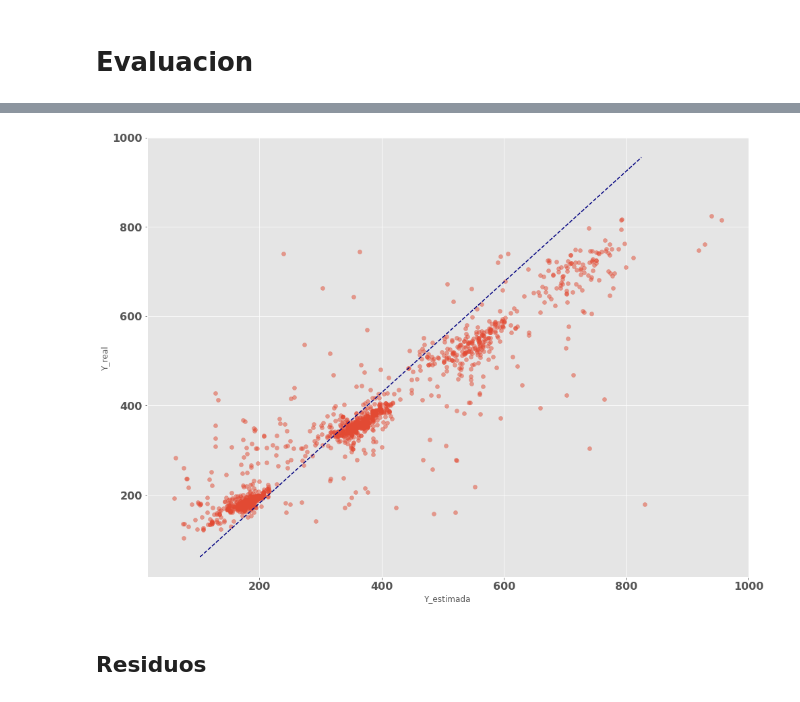
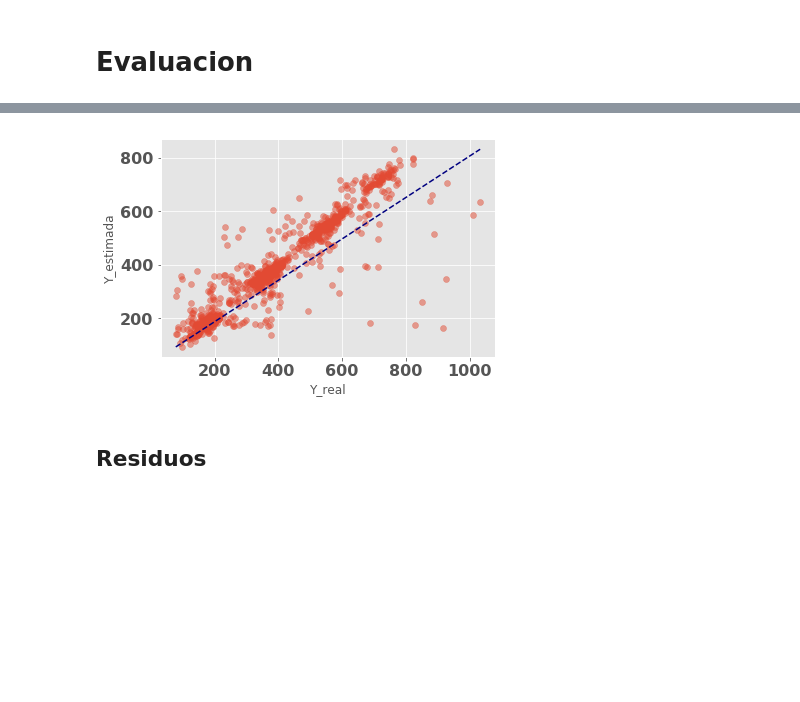
Before and after one commit to serch86/oil_moloacan_prediction, a Jupyter notebook: moloacan_4_TS.ipynb, the cells around one changed output, grey strips where cells are left out. Saved outputs shown, nothing was run; the diff lists cells and outputs as text; code cells hidden in the pictures; blank space fills up the shorter version.

Commit message:
carga de mejor modelo y orden de carpeta

```diff
--- a/moloacan_4_TS.ipynb
+++ b/moloacan_4_TS.ipynb
@@ -621,5 +634,5 @@ plt.xticks(np.arange(1,15));
 # %%
-kmeans = KMeans(n_clusters=5)
+kmeans = KMeans(n_clusters=5, n_jobs=6)
 kmeans.fit(df_std)
 # %% [output]
 KMeans(algorithm='auto', copy_x=True, init='k-means++', max_iter=300,
@@ -814,17 +828,17 @@ d_train = lgb.Dataset(x_train, y_train)
 d_test = lgb.Dataset(x_test, label=y_test)
 
 params = {}
-params['learning_rate'] = 0.001
+params['learning_rate'] = 0.01
 params['boosting_type'] = 'gbdt'
 params['objective'] = 'regression'
 params['metric'] = 'mae'
-params['sub_feature'] = 0.8
-params['num_leaves'] = 25
-params['min_data'] = 10
+params['sub_feature'] = 0.5
+params['num_leaves'] = 50
+params['min_data'] = 1
 params['max_depth'] = -1
 params['num_iterations'] = 100000
 
-clf = lgb.train(params, d_train, 100, valid_sets=[d_test], early_stopping_rounds=25,verbose_eval=10000)
+clf = lgb.train(params, d_train, 1000, valid_sets=[d_test], early_stopping_rounds=25,verbose_eval=10000)
 # %% [output]
 Training until validation scores don't improve for 25 rounds.
 Early stopping, best iteration is:
@@ -871,17 +849,0 @@ param_test ={'num_leaves': sp_randint(6, 50),
-# %%
-#This parameter defines the number of HP points to be tested
-n_HP_points_to_test = 100
-
-import lightgbm as lgb
-from sklearn.model_selection import RandomizedSearchCV, GridSearchCV
-
-#n_estimators is set to a "large value". The actual number of trees build will depend on early stopping and 5000 define only the absolute maximum
-clf = lgb.LGBMClassifier(max_depth=-1, random_state=314, silent=True, metric='None', n_jobs=4, n_estimators=5000)
-gs = RandomizedSearchCV(
-    estimator=clf, param_distributions=param_test,
-    n_iter=n_HP_points_to_test,
-    scoring='roc_auc',
-    cv=3,
-    refit=True,
-    random_state=314,
-    verbose=True)
@@ -935,7 +880,15 @@ RMSE 52.7524
+# %%
+def yy_plot(y_real, y_pred):
+    plt.scatter(y_real, y_pred, alpha=0.5)
+    mi2,ma2 = y_real.min(), y_real.max()
+    mi1,ma1 = y_pred.min(), y_pred.max()
+    plt.plot([mi2,ma2],[mi1,ma1], linestyle='--', color='navy')
+    plt.xlabel('Y_real')
+    plt.ylabel('Y_estimada')
 # %%
-st.yy_plot(y_valid, y_pred)
+yy_plot(y_valid, y_pred)
 # %% [output]
-[figure, old version]
+[figure, new version]
 # %% [markdown]
 ## Residuos
 # %%
```
Also changed, not shown: parts of 60 cells of this notebook, 38 other files.
